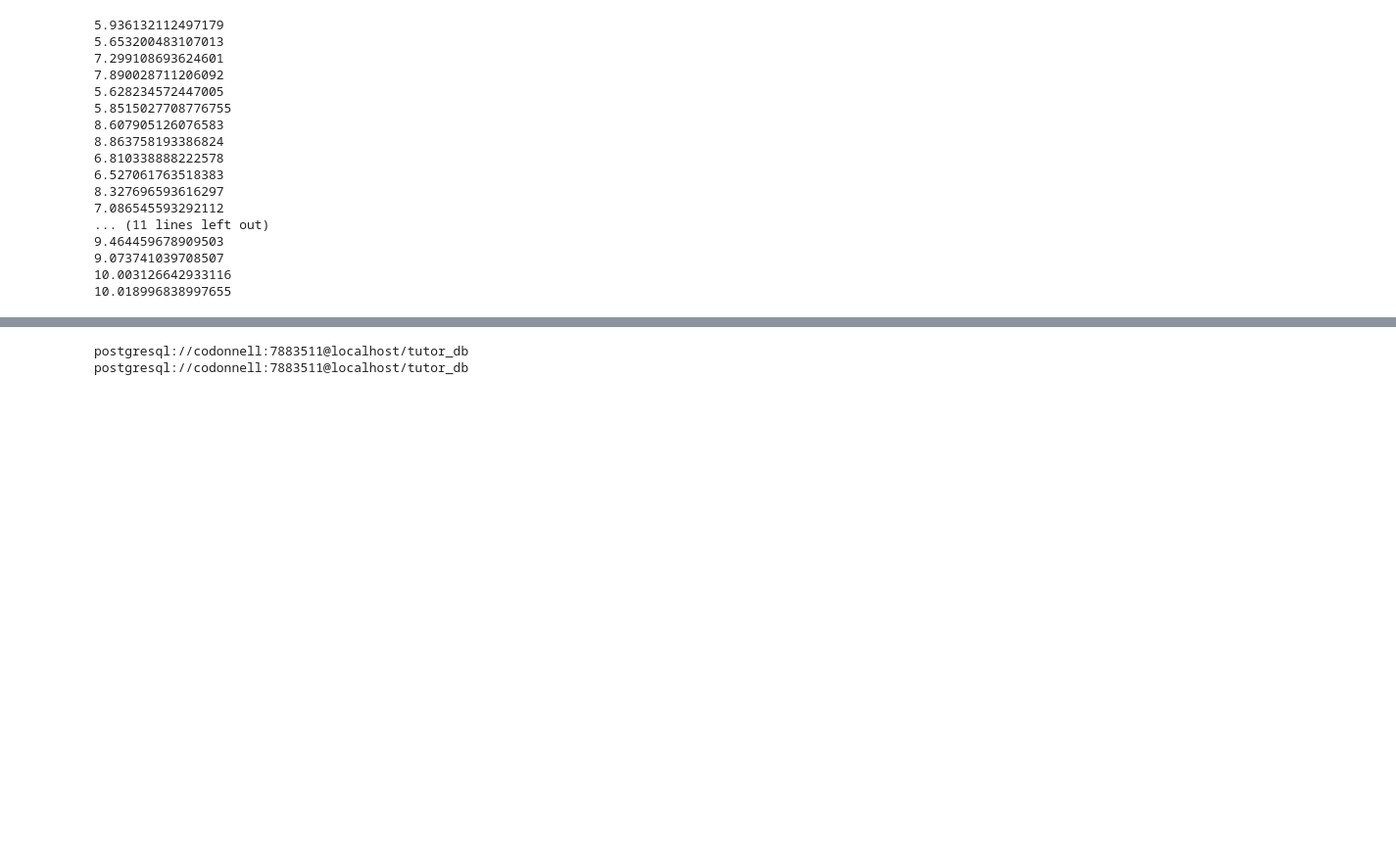
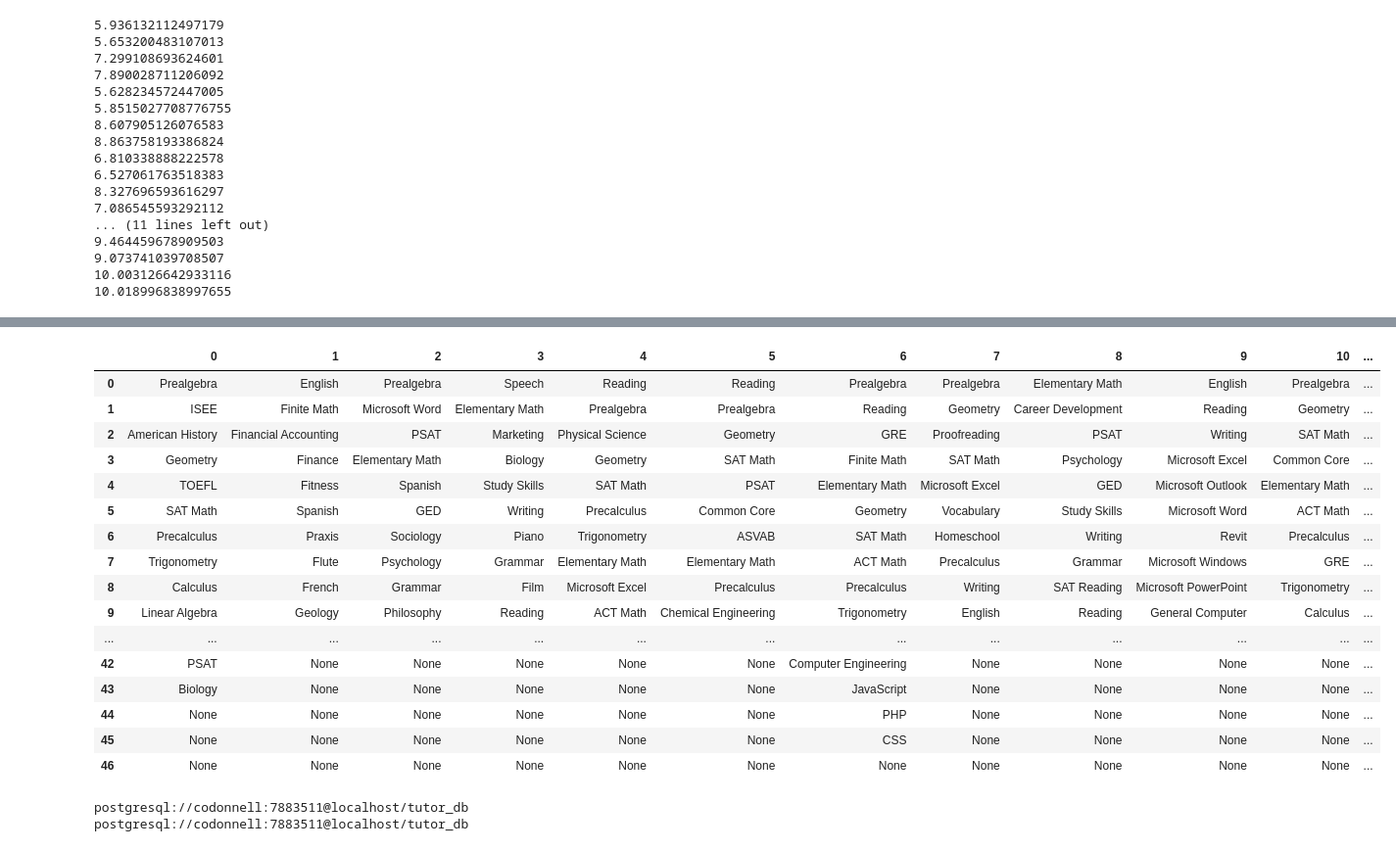
Before and after one commit to cfodonnell/Insight_Project_AsTutor, a Jupyter notebook: EDA/bio_subjects_clustering.ipynb, the cells around one changed output, grey strips where cells are left out. Shown at 98% size. Drawn from its saved outputs; the diff is of its cells as text; code cells hidden in the pictures; blank space fills up the shorter version.

```diff
--- a/EDA/bio_subjects_clustering.ipynb
+++ b/EDA/bio_subjects_clustering.ipynb
@@ -148,4 +146,4 @@ Fit 30 clusters
 # %%
-kmeans = MiniBatchKMeans(n_clusters=14, init_size=1024, batch_size=2048, random_state=20)
+kmeans = MiniBatchKMeans(n_clusters=16, init_size=1024, batch_size=2048, random_state=20)
 clusters = kmeans.fit_predict(text)
 # %%
@@ -370,8 +368,10 @@ subj_pop
 288 rows × 4 columns
 # %%
 text = tfidf.transform(tutors_joined['subjects'])
-kmeans = pickle.load(open('kmeans_14.sav', 'rb'))
+kmeans = MiniBatchKMeans(n_clusters=16, init_size=1024, batch_size=2048, random_state=20)
 clusters = kmeans.fit_predict(text)
+#kmeans = pickle.load(open('kmeans_16.sav', 'rb'))
+clusters = kmeans.fit_predict(text)
 # %%
 labels = tfidf.get_feature_names()
 tfidf_df = pd.DataFrame(text.todense()).groupby(clusters).mean().T
@@ -409,6 +409,38 @@ for i in range(0,max(clusters)):
     cluster_subjects_df[str(i) +'_rank'] = cluster_subjects_df[i].apply(subj_rank)
     subj_ranks = cluster_subjects_df[i].apply(subj_rank)
     most_pop_subjs.append([subj_pop['subjects'].iloc[t] for t in np.sort(subj_ranks[subj_ranks!=0])])
+# %%
+most_pop_subs_weighted = []
+ints = np.linspace(1,100,100)
+
+for i in range(0,max(clusters)):
+
+    cluster_subjects_df[str(i) +'_rank'] = np.multiply(cluster_subjects_df[i].apply(subj_rank).values, ints)
+    cluster_subjects_sorted = cluster_subjects_df.sort_values(by = str(i) +'_rank')
+    ranked_subs = cluster_subjects_sorted[cluster_subjects_sorted[str(i) +'_rank'] !=0][i].values
+
+    most_pop_subjs.append([subj_pop[subj_pop['subjects_lower'] == sub]['subjects'].iloc[0] for sub in ranked_subs])
+# %%
+pop_subjs_df = pd.DataFrame(most_pop_subjs).T
+pop_subjs_df
+# %% [output]
+|  | 0 | 1 | 2 | 3 | 4 | 5 | 6 | 7 | 8 | 9 | 10 | ... |
+| 0 | Prealgebra | English | Prealgebra | Speech | Reading | Reading | Prealgebra | Prealgebra | Elementary Math | English | Prealgebra | ... |
+| 1 | ISEE | Finite Math | Microsoft Word | Elementary Math | Prealgebra | Prealgebra | Reading | Geometry | Career Development | Reading | Geometry | ... |
+| 2 | American History | Financial Accounting | PSAT | Marketing | Physical Science | Geometry | GRE | Proofreading | PSAT | Writing | SAT Math | ... |
+| 3 | Geometry | Finance | Elementary Math | Biology | Geometry | SAT Math | Finite Math | SAT Math | Psychology | Microsoft Excel | Common Core | ... |
+| 4 | TOEFL | Fitness | Spanish | Study Skills | SAT Math | PSAT | Elementary Math | Microsoft Excel | GED | Microsoft Outlook | Elementary Math | ... |
+| 5 | SAT Math | Spanish | GED | Writing | Precalculus | Common Core | Geometry | Vocabulary | Study Skills | Microsoft Word | ACT Math | ... |
+| 6 | Precalculus | Praxis | Sociology | Piano | Trigonometry | ASVAB | SAT Math | Homeschool | Writing | Revit | Precalculus | ... |
+| 7 | Trigonometry | Flute | Psychology | Grammar | Elementary Math | Elementary Math | ACT Math | Precalculus | Grammar | Microsoft Windows | GRE | ... |
+| 8 | Calculus | French | Grammar | Film | Microsoft Excel | Precalculus | Precalculus | Writing | SAT Reading | Microsoft PowerPoint | Trigonometry | ... |
+| 9 | Linear Algebra | Geology | Philosophy | Reading | ACT Math | Chemical Engineering | Trigonometry | English | Reading | General Computer | Calculus | ... |
+| ... | ... | ... | ... | ... | ... | ... | ... | ... | ... | ... | ... | ... |
+| 42 | PSAT | None | None | None | None | None | Computer Engineering | None | None | None | None | ... |
+| 43 | Biology | None | None | None | None | None | JavaScript | None | None | None | None | ... |
+| 44 | None | None | None | None | None | None | PHP | None | None | None | None | ... |
+| 45 | None | None | None | None | None | None | CSS | None | None | None | None | ... |
+| 46 | None | None | None | None | None | None | None | None | None | None | None | ... |
 # %%
 engine = create_engine('postgresql://%s:%s@localhost/%s'%(username,pswd,dbname))
 print('postgresql://%s:%s@localhost/%s'%(username,pswd,dbname))
```
Also changed, not shown: parts of 7 cells of this notebook, 3 other files.
